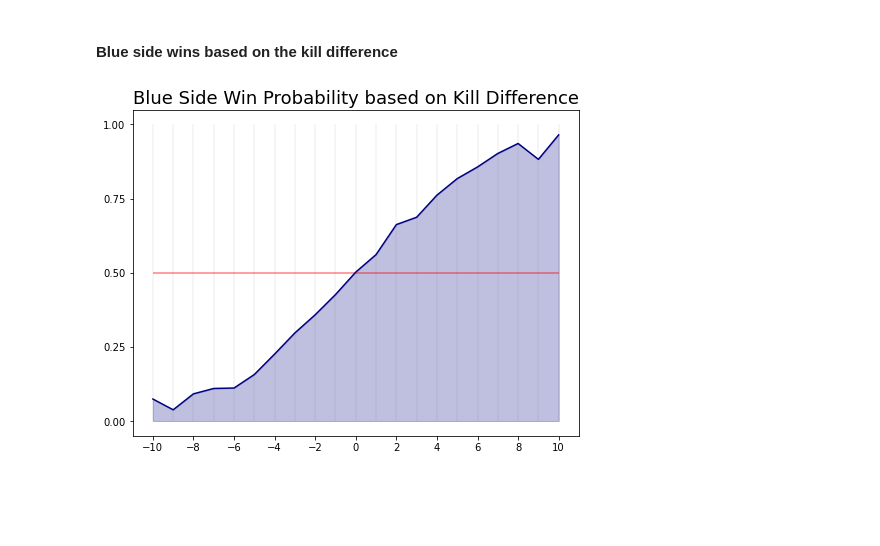
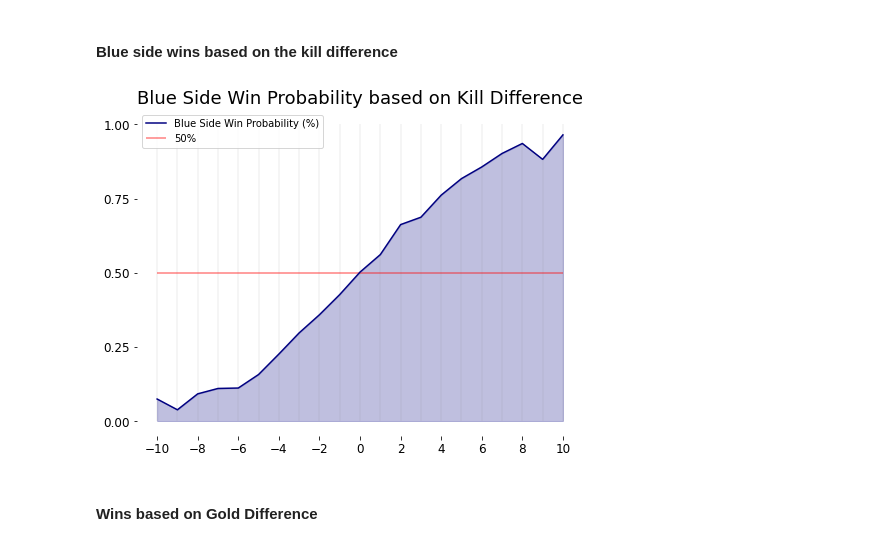
Before and after one commit to MatheusMAssis/League-Ranked-Analysis, a Jupyter notebook: visualization/statistical_analysis.ipynb, the cells around one changed output. Saved outputs shown, nothing was run; the diff lists cells and outputs as text; code cells hidden in the pictures; blank space fills up the shorter version.

```diff
--- a/visualization/statistical_analysis.ipynb
+++ b/visualization/statistical_analysis.ipynb
@@ -151,18 +161,24 @@ list_dist_values = [dist_df1[dist_df1["killDiff"] == i]["matchWinner"].value_cou
 dist_dict = {i - 10: list_dist_values[i][1]/(list_dist_values[i][0] + list_dist_values[i][1]) for i in
                                                                                               range(len(list_dist_values))}
 # %%
-dist_df = pd.DataFrame(index = dist_dict.keys(), data = list(dist_dict.values()), columns=["value"])
+dist_df_win_kill = pd.DataFrame(index = dist_dict.keys(), data = list(dist_dict.values()), columns=["value"])
 # %%
 fig, ax = plt.subplots(1, 1, figsize=(8, 6))
 plt.setp(ax, xticks=[i for i in range(-10, 11, 2)], yticks=[i/100 for i in range(0, 101, 25)])
 
-ax.vlines(dist_df.index, 0, 1, color="gray", alpha=0.1)
+ax.set_frame_on(False)
+ax.tick_params(axis='both', labelsize=12)
+
+ax.vlines(dist_df_win_kill.index, 0, 1, color="gray", alpha=0.1)
 ax.hlines([0.5], -10, 10, color="red", alpha=0.5, label="50%")
-ax.plot(dist_df.index, dist_df.values, color = "navy")
-ax.fill_between(dist_df.index, 0, [i[0] for i in dist_df.values], color="navy", alpha=0.25)
+ax.plot(dist_df_win_kill.index, dist_df_win_kill.values, color = "navy", label="Blue Side Win Probability (%)")
+ax.fill_between(dist_df_win_kill.index, 0, [i[0] for i in dist_df_win_kill.values], color="navy", alpha=0.25)
 
 plt.title("Blue Side Win Probability based on Kill Difference", fontsize=18)
+plt.legend()
 plt.savefig(figures_path + "blue_side_win_prob_kill_diff.png")
 plt.show()
 # %% [output]
-[figure, old version]
+[figure, new version]
+# %% [markdown]
+#### Wins based on Gold Difference
```
Also changed, not shown: parts of 10 cells of this notebook, 2 other files.
